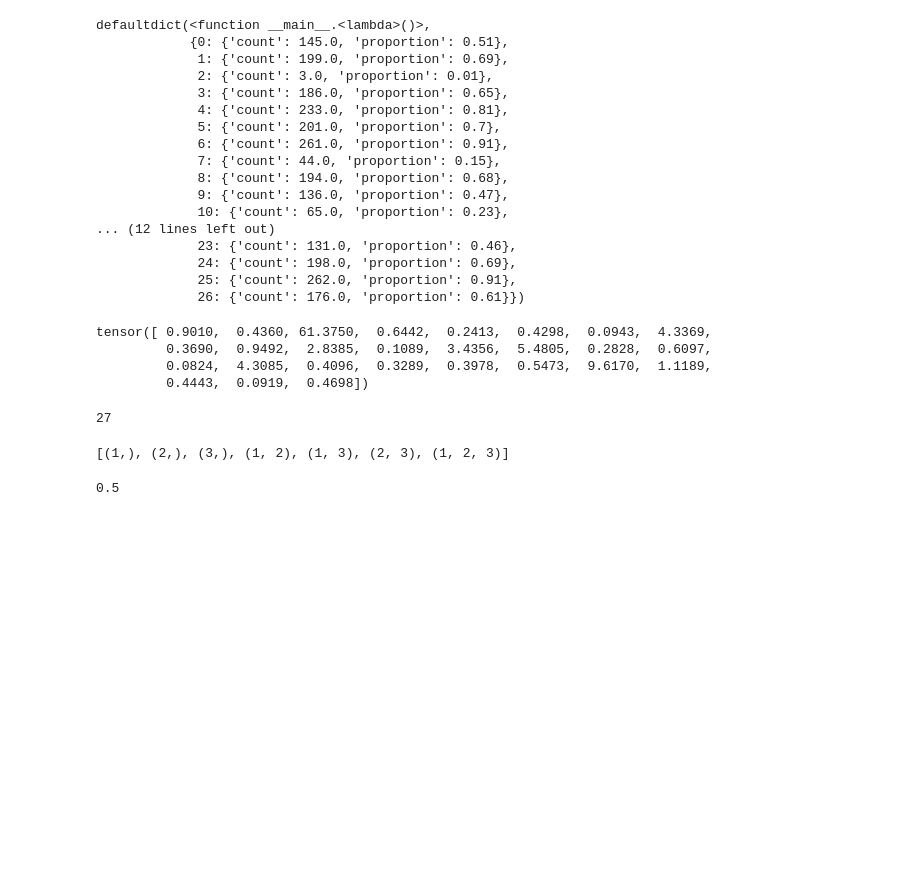
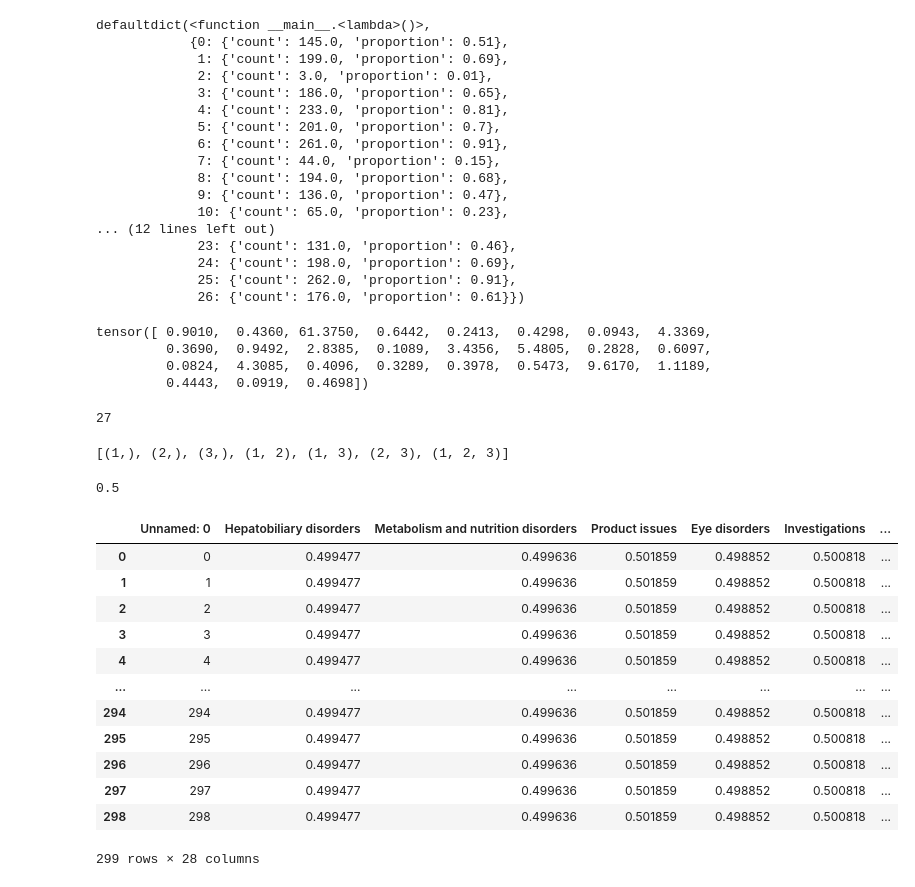
Before and after one commit to mbluestone/SideEffectsMayInclude, a Jupyter notebook: notebooks/model_training.ipynb, the cells around one changed output. Saved outputs shown, nothing was run; the diff lists cells and outputs as text; code cells hidden in the pictures; blank space fills up the shorter version.

```diff
--- a/model_training.ipynb
+++ b/notebooks/model_training.ipynb
@@ -509,3 +511,21 @@ from sklearn.metrics import roc_auc_score
 roc_auc_score(all_labels, all_probs>0.5)
 # %% [output]
 0.5
+# %%
+preds = pd.read_csv('/Users/mbluestone/Downloads/graph_test_predictions.csv')
+# %%
+preds
+# %% [output]
+|  | Unnamed: 0 | Hepatobiliary disorders | Metabolism and nutrition disorders | Product issues | Eye disorders | Investigations | ... |
+| 0 | 0 | 0.499477 | 0.499636 | 0.501859 | 0.498852 | 0.500818 | ... |
+| 1 | 1 | 0.499477 | 0.499636 | 0.501859 | 0.498852 | 0.500818 | ... |
+| 2 | 2 | 0.499477 | 0.499636 | 0.501859 | 0.498852 | 0.500818 | ... |
+| 3 | 3 | 0.499477 | 0.499636 | 0.501859 | 0.498852 | 0.500818 | ... |
+| 4 | 4 | 0.499477 | 0.499636 | 0.501859 | 0.498852 | 0.500818 | ... |
+| ... | ... | ... | ... | ... | ... | ... | ... |
+| 294 | 294 | 0.499477 | 0.499636 | 0.501859 | 0.498852 | 0.500818 | ... |
+| 295 | 295 | 0.499477 | 0.499636 | 0.501859 | 0.498852 | 0.500818 | ... |
+| 296 | 296 | 0.499477 | 0.499636 | 0.501859 | 0.498852 | 0.500818 | ... |
+| 297 | 297 | 0.499477 | 0.499636 | 0.501859 | 0.498852 | 0.500818 | ... |
+| 298 | 298 | 0.499477 | 0.499636 | 0.501859 | 0.498852 | 0.500818 | ... |
+299 rows × 28 columns
```
Also changed, not shown: parts of 1 cell of this notebook, 10 other files.
